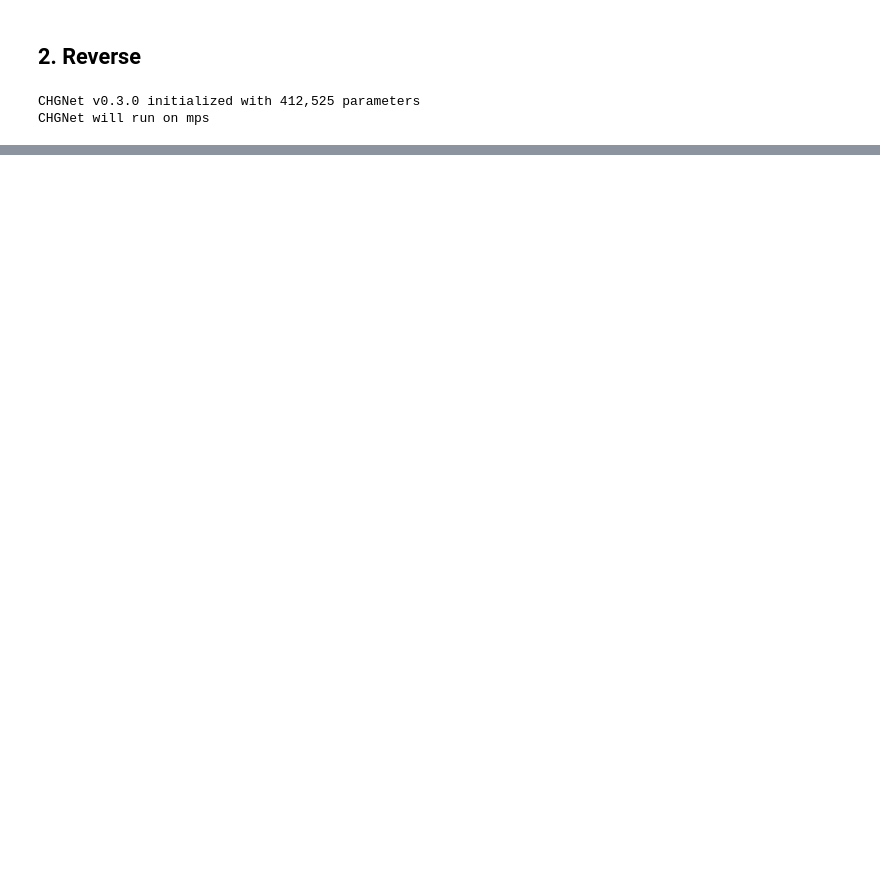
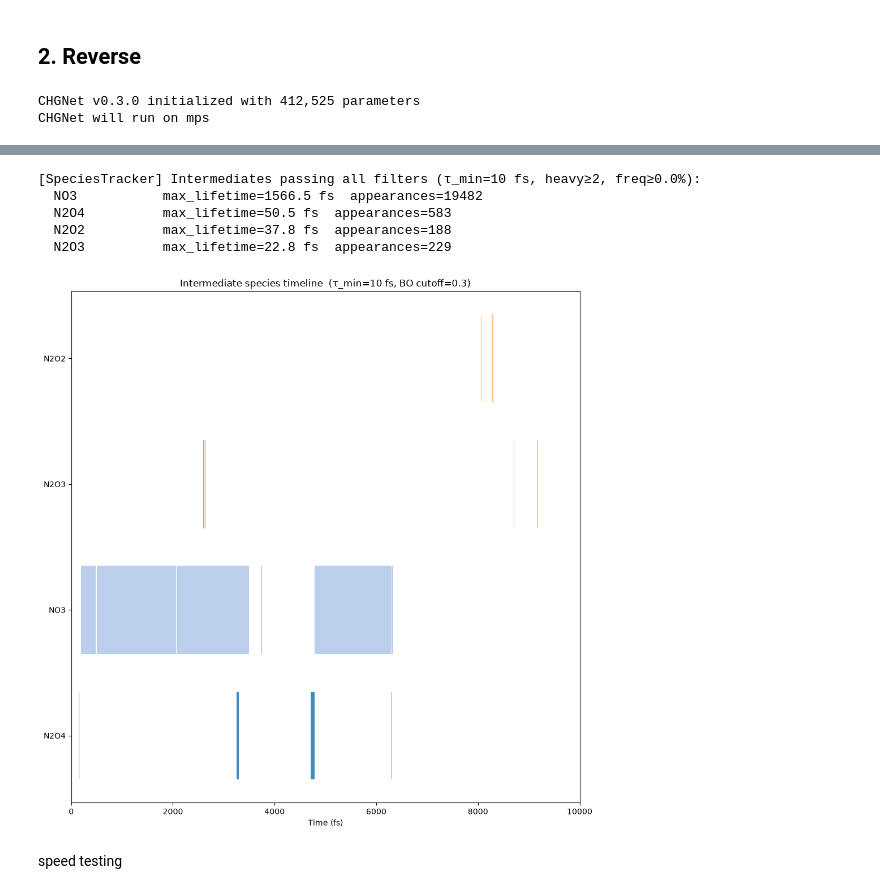
Before and after one commit to badw/arcs-kinetics, a Jupyter notebook: notebooks/nanoreactor_method.ipynb, the cells around one changed output, grey strips where cells are left out. Drawn from its saved outputs; the diff is of its cells as text; code cells hidden in the pictures; blank space fills up the shorter version.

```diff
--- a/notebooks/nanoreactor_method.ipynb
+++ b/notebooks/nanoreactor_method.ipynb
@@ -135,0 +186,44 @@ Running MD...
+# %%
+import matplotlib.pyplot as plt
+import matplotlib.patches as mpatches
+
+intermediates = reactor.get_intermediates()
+# Sort by first appearance
+sorted_items = sorted(
+    intermediates.items(),
+    key=lambda x: min(x[1].frame_indices),
+)[:10]
+
+total_time_fs = 40000 * reactor.timestep_fs
+fig, ax = plt.subplots(figsize=(10,10))
+
+cmap = plt.cm.tab20
+for row_idx, (formula, rec) in enumerate(sorted_items):
+    color = cmap(row_idx)
+    for start_f, end_f, _ in rec.runs:
+        t_start = start_f * reactor.timestep_fs
+        t_end = end_f * reactor.timestep_fs
+        ax.barh(
+            row_idx, t_end - t_start,
+            left=t_start, height=0.7,
+            color=color, alpha=0.85,
+        )
+
+ax.set_yticks(range(len(sorted_items)))
+ax.set_yticklabels([f for f, _ in sorted_items], fontsize=10)
+ax.set_xlabel("Time (fs)")
+ax.set_xlim(0, total_time_fs)
+ax.set_title(f"Intermediate species timeline  "
+             f"(τ_min={reactor.tau_min_fs} fs, BO cutoff=0.3)")
+ax.axvline(0, color="k", lw=0.5)
+plt.tight_layout()
+#return fig, ax
+# %% [output]
+[SpeciesTracker] Intermediates passing all filters (τ_min=10 fs, heavy≥2, freq≥0.0%):
+  NO3           max_lifetime=1566.5 fs  appearances=19482
+  N2O4          max_lifetime=50.5 fs  appearances=583
+  N2O2          max_lifetime=37.8 fs  appearances=188
+  N2O3          max_lifetime=22.8 fs  appearances=229
+[figure, added]
+# %% [markdown]
+speed testing
```
Also changed, not shown: parts of 13 cells of this notebook, 26 other files.
